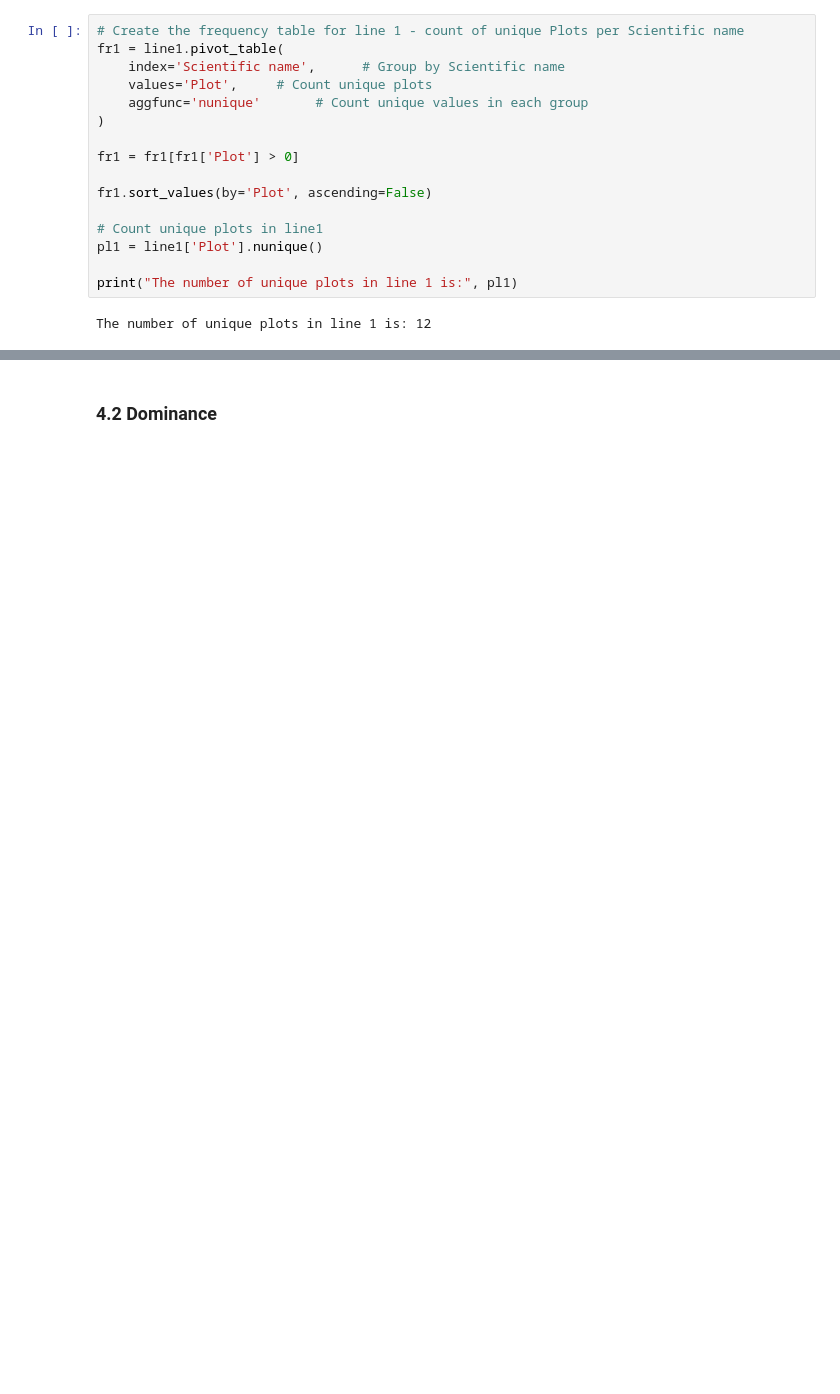
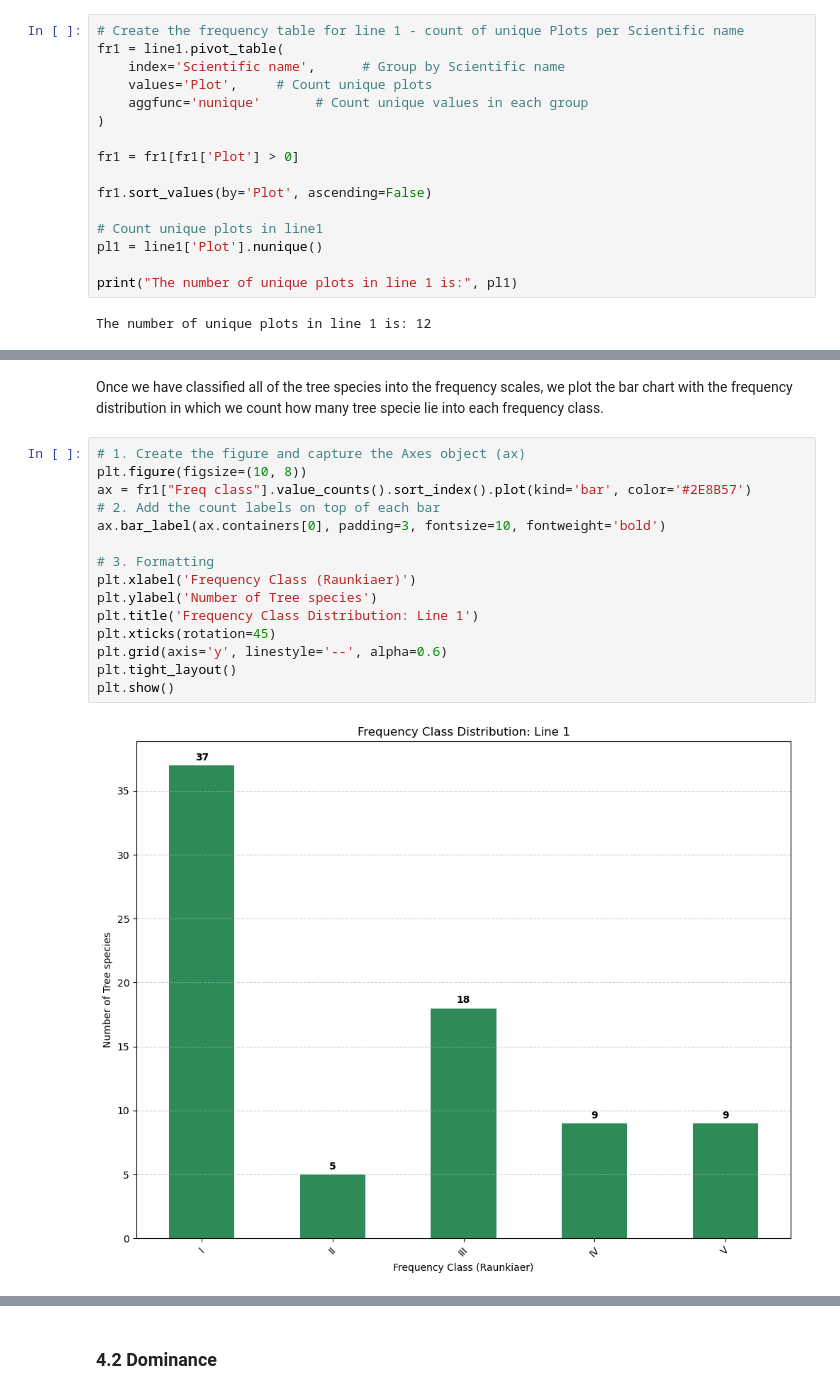
Before and after one commit to miguelif92/IVI-ForstEcol, a Jupyter notebook: notebook/1_ivi.ipynb, the cells around one changed output, grey strips where cells are left out. Cells and saved outputs as stored; diff of their text form; blank space fills up the shorter version.

```diff
--- a/notebook/1_ivi.ipynb
+++ b/notebook/1_ivi.ipynb
@@ -89,0 +164,19 @@ The total frequency in line 1 is: 2883.333333333333
+# %% [markdown]
+Once we have classified all of the tree species into the frequency scales, we plot the bar chart with the frequency distribution in which we count how many tree specie lie into each frequency class.
+# %%
+# 1. Create the figure and capture the Axes object (ax)
+plt.figure(figsize=(10, 8))
+ax = fr1["Freq class"].value_counts().sort_index().plot(kind='bar', color='#2E8B57')
+# 2. Add the count labels on top of each bar
+ax.bar_label(ax.containers[0], padding=3, fontsize=10, fontweight='bold')
+
+# 3. Formatting
+plt.xlabel('Frequency Class (Raunkiaer)')
+plt.ylabel('Number of Tree species')
+plt.title('Frequency Class Distribution: Line 1')
+plt.xticks(rotation=45)
+plt.grid(axis='y', linestyle='--', alpha=0.6)
+plt.tight_layout()
+plt.show()
+# %% [output]
+[figure, added]
```
Also changed, not shown: parts of 21 cells of this notebook, 2 other files.
